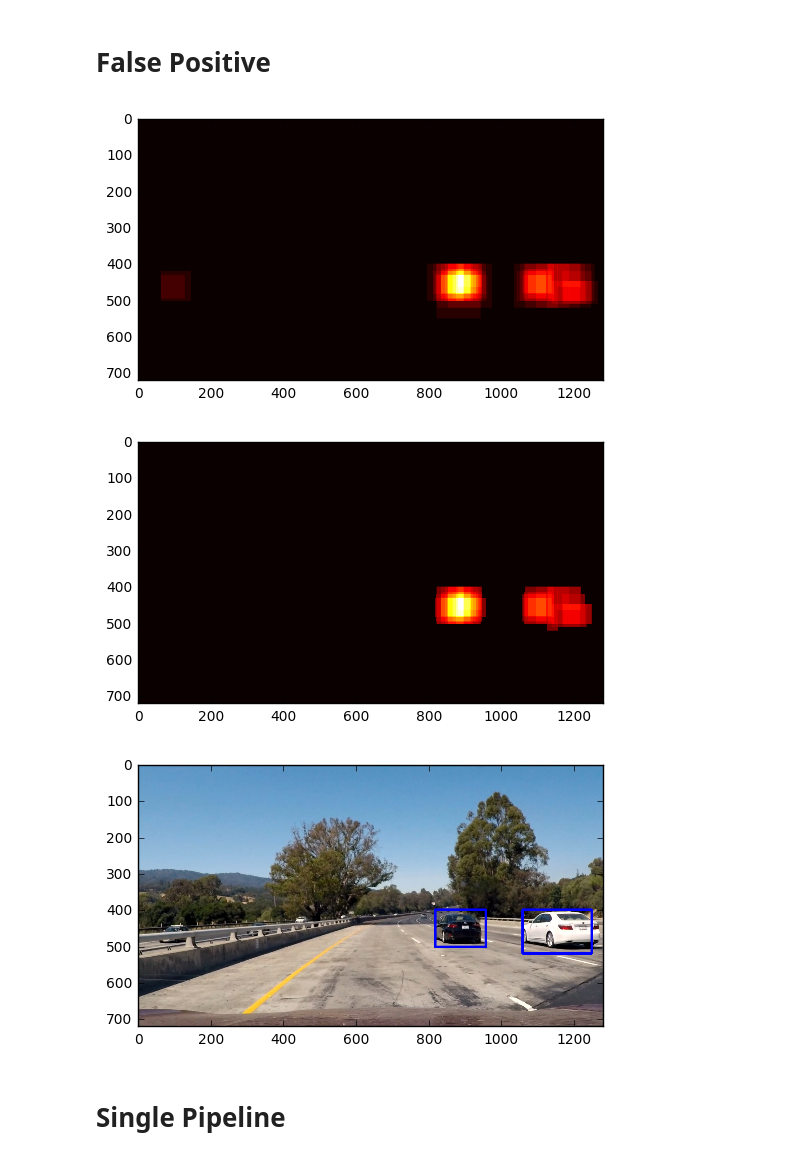
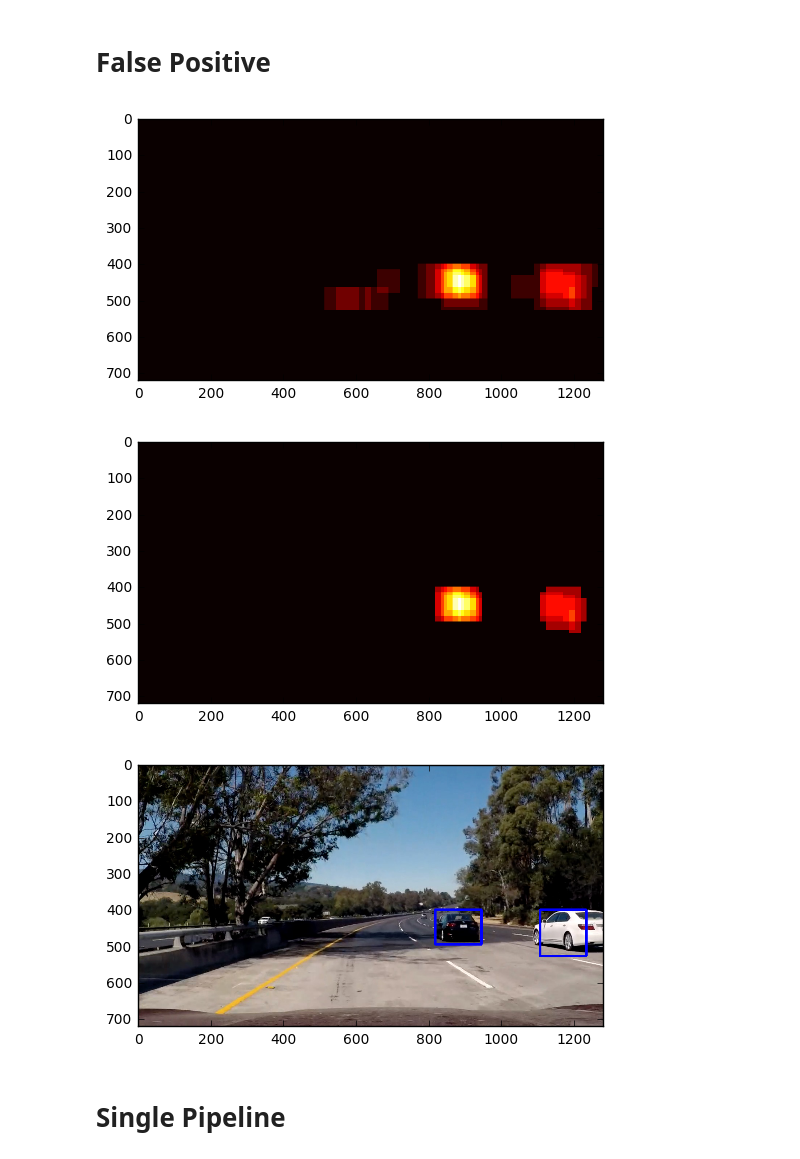
Before and after one commit to wolfapple/CarND-Vehicle-Detection, a Jupyter notebook: P5.ipynb, the cells around one changed output. Drawn from its saved outputs; the diff is of its cells as text; code cells hidden in the pictures.

```diff
--- a/P5.ipynb
+++ b/P5.ipynb
@@ -478,7 +478,7 @@ ystart = 400
 ystop = 656
 scale = 1.5
 
-test_image = mpimg.imread('test_images/test1.jpg')
+test_image = mpimg.imread('test_images/test5.jpg')
 box_list = find_cars(test_image, ystart, ystop, scale, svc, X_scaler, color_space, orient, pix_per_cell, cell_per_block, hog_channel, spatial_size, hist_bins, hist_range)
 window_image = draw_boxes(test_image, box_list)
 plt.imshow(window_image)
@@ -488,7 +488,7 @@ mpimg.imsave('output_images/window_search.png', window_image)
 # %% [markdown]
 # Multiple Detections
 # %%
-scales = [1., 1.3, 1.6, 1.9]
+scales = [1., 1.5, 2.]
 box_list = []
 for scale in scales:
     box_list += find_cars(test_image, ystart, ystop, scale, svc, X_scaler, color_space, orient, pix_per_cell, cell_per_block, hog_channel, spatial_size, hist_bins, hist_range)
@@ -522,39 +522,39 @@ def draw_labeled_bboxes(img, labels):
     imcopy = np.copy(img)
     # Iterate through all detected cars
     for car_number in range(1, labels[1]+1):
         # Find pixels with each car_number label value
         nonzero = (labels[0] == car_number).nonzero()
         # Identify x and y values of those pixels
         nonzeroy = np.array(nonzero[0])
         nonzerox = np.array(nonzero[1])
         # Define a bounding box based on min/max x and y
         bbox = ((np.min(nonzerox), np.min(nonzeroy)), (np.max(nonzerox), np.max(nonzeroy)))
         # Draw the box on the image
         cv2.rectangle(imcopy, bbox[0], bbox[1], (0,0,255), 6)
     # Return the image
     return imcopy
 
 # Add heat to each box in box list
 heatmap = get_heatmap(test_image, box_list)
 plt.imshow(heatmap, cmap='hot')
-mpimg.imsave('output_images/heatmap.png', heatmap)
+mpimg.imsave('output_images/heatmap.png', heatmap, cmap='hot')
 
 # Apply threshold to help remove false positives
-thresholded_heatmap = apply_threshold(heatmap, 3)
+thresholded_heatmap = apply_threshold(heatmap, 2)
 plt.figure()
 plt.imshow(thresholded_heatmap, cmap='hot')
-mpimg.imsave('output_images/thresholded_heatmap.png', thresholded_heatmap)
+mpimg.imsave('output_images/thresholded_heatmap.png', thresholded_heatmap, cmap='hot')
 
 # Find final boxes from heatmap using label function
 labels = label(heatmap)
 final_box = draw_labeled_bboxes(test_image, labels)
 plt.figure()
 plt.imshow(final_box)
 mpimg.imsave('output_images/final_box.png', final_box)
 # %% [output]
-[figure, old version]
+[figure, new version]
-[figure, old version]
+[figure, new version]
-[figure, old version]
+[figure, new version]
 # %% [markdown]
 # Single Pipeline
 # %%
```
Also changed, not shown: parts of 5 cells of this notebook, 9 other files.
